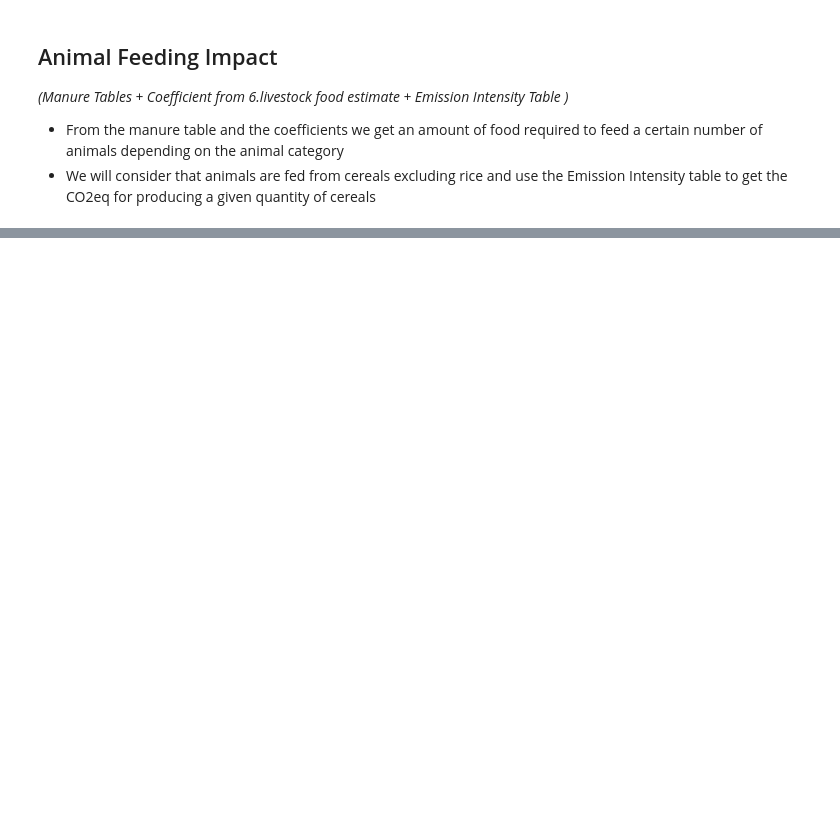
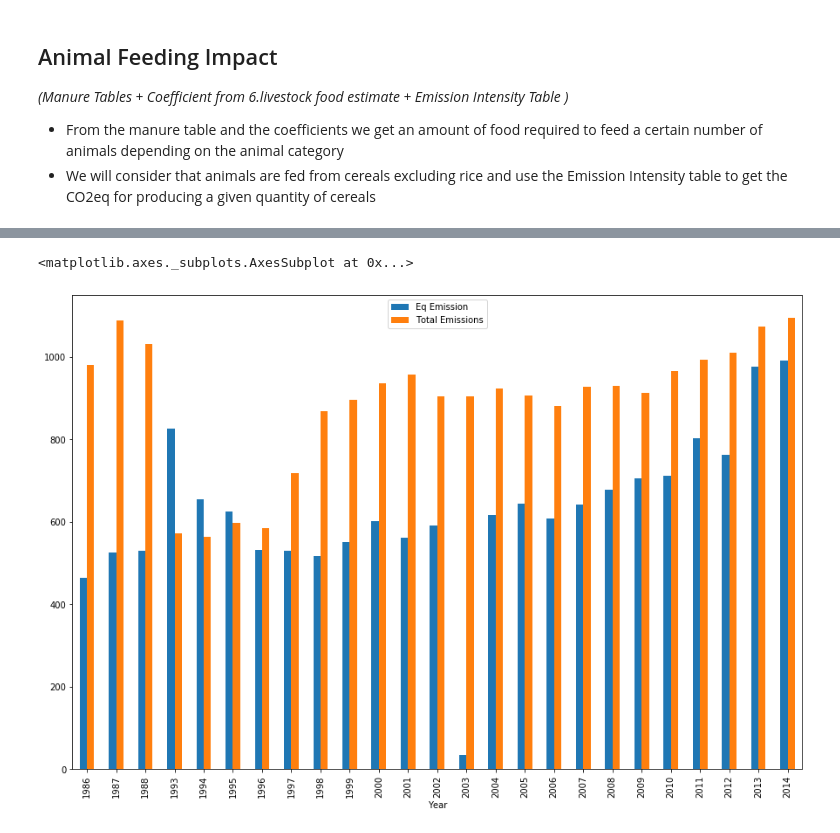
Before and after one commit to OthmanSefraoui/Data_story, a Jupyter notebook: milestone_2.ipynb, the cells around one changed output, grey strips where cells are left out. Cells and saved outputs as stored; diff of their text form; code cells hidden in the pictures; blank space fills up the shorter version.

Commit message:
calculating real emissions without taking impact feeding

```diff
--- a/milestone_2.ipynb
+++ b/milestone_2.ipynb
@@ -2891,0 +2887,2 @@ dfall_emission
+# %%
+merge_conso = df_all_cons.rename(columns={"Animal Producer": "Country"}).merge(total_emission[["Country", "Item", "Year", "Total Emissions", "Total Emissions head"]], on=["Year","Item","Country"])
@@ -2891,0 +2905,2 @@ dfall_emission
+# %%
+merge_conso["Eq Emission"] = merge_conso["Number Bred Animal"]*merge_conso["Total Emissions head"]
@@ -2891,0 +2923,12 @@ dfall_emission
+# %%
+conso = merge_conso[(merge_conso["Consumer"]=='Morocco') & (merge_conso["Item"]=="Cattle, non-dairy")].groupby("Year")["Eq Emission"].sum().reset_index()
+list_years = conso["Year"].unique()
+filtered_emission = total_emission[(total_emission["Country"]=='Morocco') & (total_emission["Item"]=="Cattle, non-dairy") & (total_emission["Year"].isin(list_years))]
+df_plot = conso.merge(filtered_emission[["Year","Total Emissions"]],on="Year")
+df_plot.plot(x="Year",kind='bar', figsize=(15,10))
+
+#ax = conso.plot.bar(x="Year", y="Eq Emission", figsize=(15,10))
+#filtered_emission.plot.bar(x="Year", y="Total Emissions", ax=ax, color="C2")
+# %% [output]
+<matplotlib.axes._subplots.AxesSubplot at 0x...>
+[figure, added]
```
Also changed, not shown: parts of 21 cells of this notebook, 10 other files.
